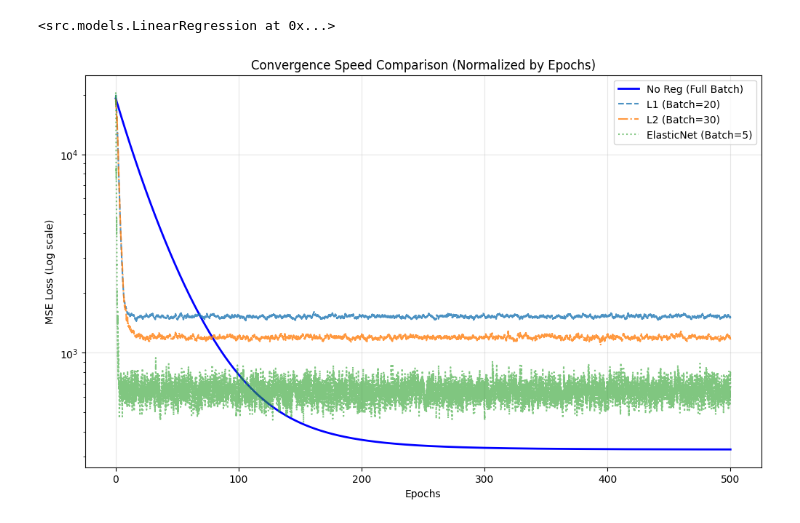
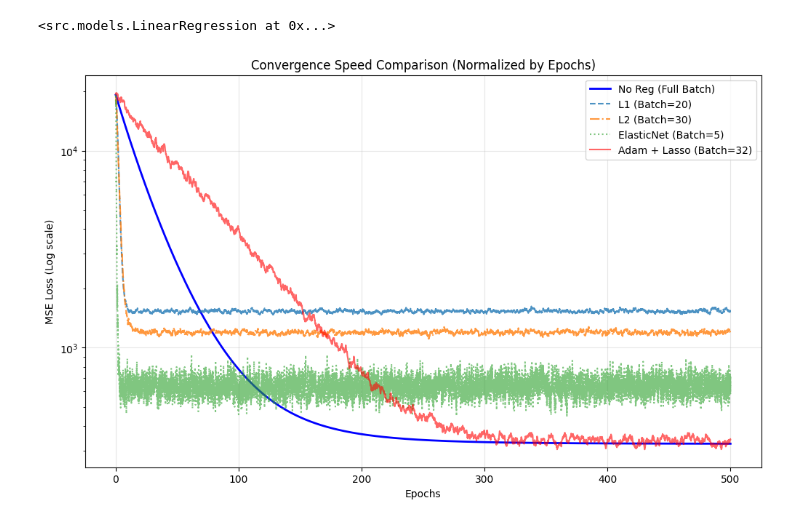
Before and after one commit to 1dober1/optimizer-playground, a Jupyter notebook: notebooks/experiments.ipynb, the cells around one changed output. Cells and saved outputs as stored; diff of their text form; code cells hidden in the pictures.

```diff
--- a/notebooks/experiments.ipynb
+++ b/notebooks/experiments.ipynb
@@ -83,10 +83,20 @@ model_en = LinearRegression(
     lmd=0.1,
 )
 
+# Adam + L1
+model_adam = LinearRegression(
+    loss=MSE(),
+    opt=Adam(lr=1e-01, beta_1=0.9, beta_2=0.999, epsilon=1e-8),
+    steps=get_steps(64, n_train, epochs),
+    reg=L1(alpha=0.01),
+    batch_size=64,
+)
+
 model_none.fit(X_train, y_train)
 model_l1.fit(X_train, y_train)
 model_l2.fit(X_train, y_train)
 model_en.fit(X_train, y_train)
+model_adam.fit(X_train, y_train)
 # %% [output]
 <src.models.LinearRegression at 0x...>
 # %%
@@ -107,31 +117,40 @@ plt.plot(
 plt.plot(
     get_x_axis(model_l1.history, epochs),
     model_l1.history,
     label="L1 (Batch=20)",
     linestyle="--",
     alpha=0.8,
 )
 plt.plot(
     get_x_axis(model_l2.history, epochs),
     model_l2.history,
     label="L2 (Batch=30)",
     linestyle="-.",
     alpha=0.8,
 )
 plt.plot(
     get_x_axis(model_en.history, epochs),
     model_en.history,
     label="ElasticNet (Batch=5)",
     linestyle=":",
     alpha=0.6,
 )
+plt.plot(
+    get_x_axis(model_adam.history, epochs),
+    model_adam.history,
+    label="Adam + Lasso (Batch=32)",
+    linestyle="solid",
+    color="red",
+    alpha=0.6,
+)
+
 
 plt.xlabel("Epochs")
 plt.ylabel("MSE Loss (Log scale)")
 plt.title("Convergence Speed Comparison (Normalized by Epochs)")
 plt.legend()
 plt.grid(True, alpha=0.3)
 plt.yscale("log")
 plt.show()
 # %% [output]
-[figure, old version]
+[figure, new version]
```
Also changed, not shown: parts of 6 cells of this notebook, 1 other file.
